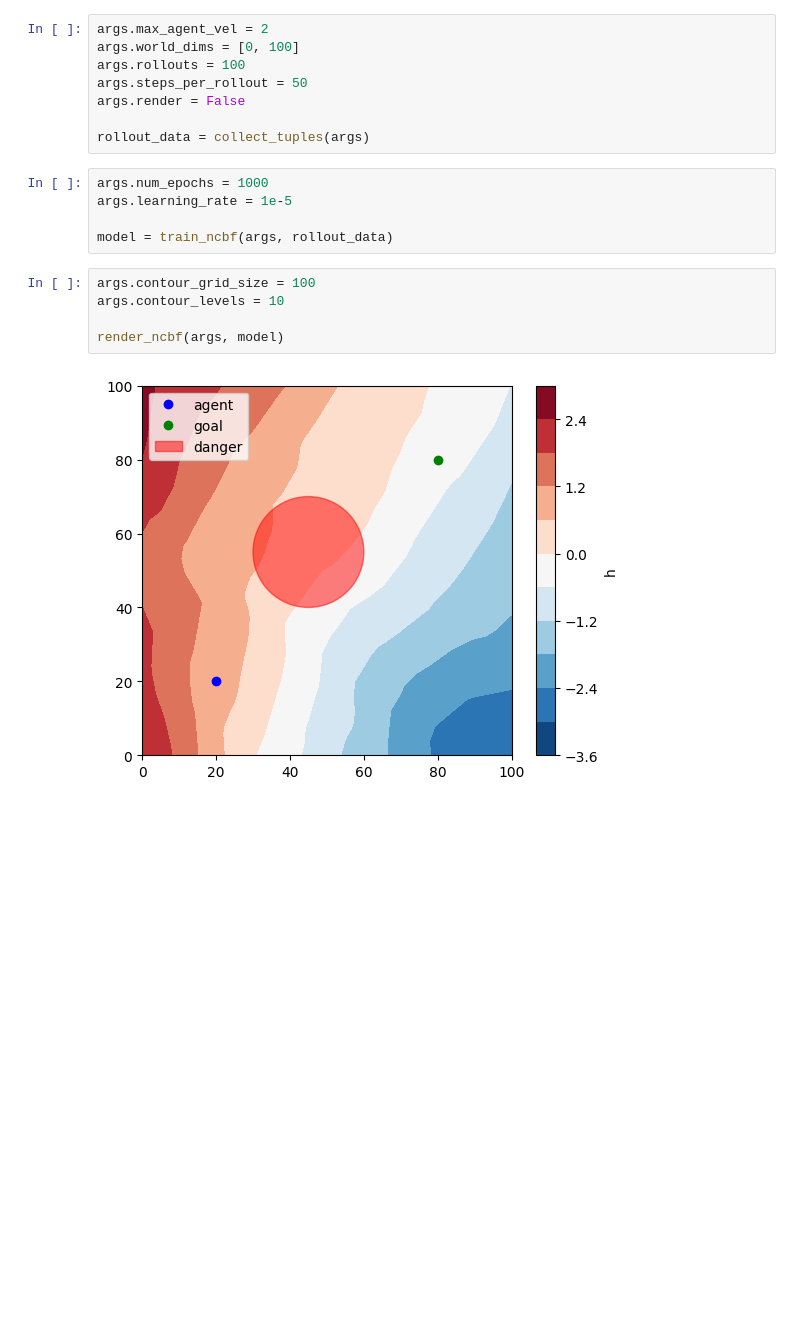
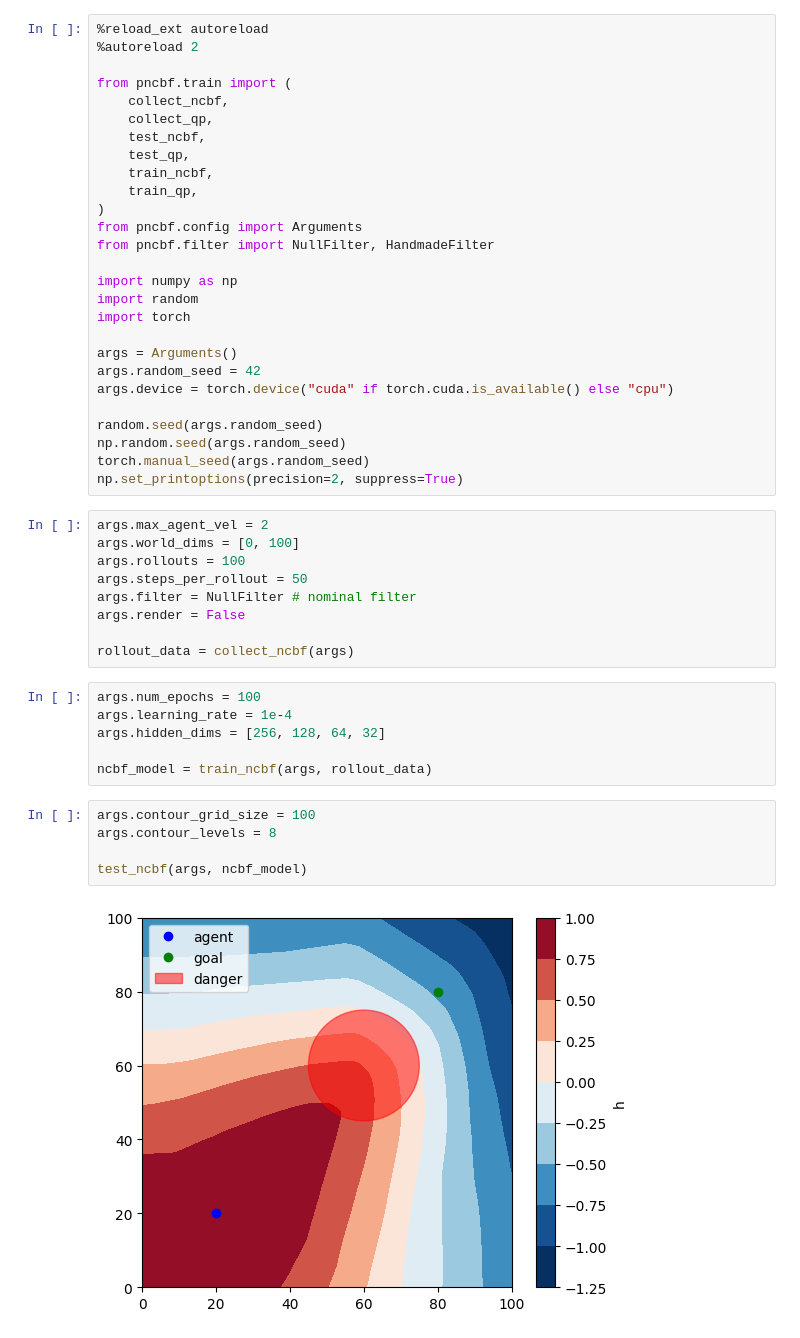
Before and after one commit to wongquinn/pncbf, a Jupyter notebook: main.ipynb, the cells around one changed output. Cells and saved outputs as stored; diff of their text form; blank space fills up the shorter version.

```diff
--- a/main.ipynb
+++ b/main.ipynb
@@ -9,20 +1,49 @@ args = Arguments()
+# %%
+%reload_ext autoreload
+%autoreload 2
+
+from pncbf.train import (
+    collect_ncbf,
+    collect_qp,
+    test_ncbf,
+    test_qp,
+    train_ncbf,
+    train_qp,
+)
+from pncbf.config import Arguments
+from pncbf.filter import NullFilter, HandmadeFilter
+
+import numpy as np
+import random
+import torch
+
+args = Arguments()
+args.random_seed = 42
+args.device = torch.device("cuda" if torch.cuda.is_available() else "cpu")
+
+random.seed(args.random_seed)
+np.random.seed(args.random_seed)
+torch.manual_seed(args.random_seed)
+np.set_printoptions(precision=2, suppress=True)
 # %%
 args.max_agent_vel = 2
 args.world_dims = [0, 100]
 args.rollouts = 100
 args.steps_per_rollout = 50
+args.filter = NullFilter # nominal filter
 args.render = False
 
-rollout_data = collect_tuples(args)
+rollout_data = collect_ncbf(args)
 # %%
-args.num_epochs = 1000
-args.learning_rate = 1e-5
+args.num_epochs = 100
+args.learning_rate = 1e-4
+args.hidden_dims = [256, 128, 64, 32]
 
-model = train_ncbf(args, rollout_data)
+ncbf_model = train_ncbf(args, rollout_data)
 # %%
 args.contour_grid_size = 100
-args.contour_levels = 10
+args.contour_levels = 8
 
-render_ncbf(args, model)
+test_ncbf(args, ncbf_model)
 # %% [output]
-[figure, old version]
+[figure, new version]
```
Also changed, not shown: parts of 5 cells of this notebook, 6 other files.
